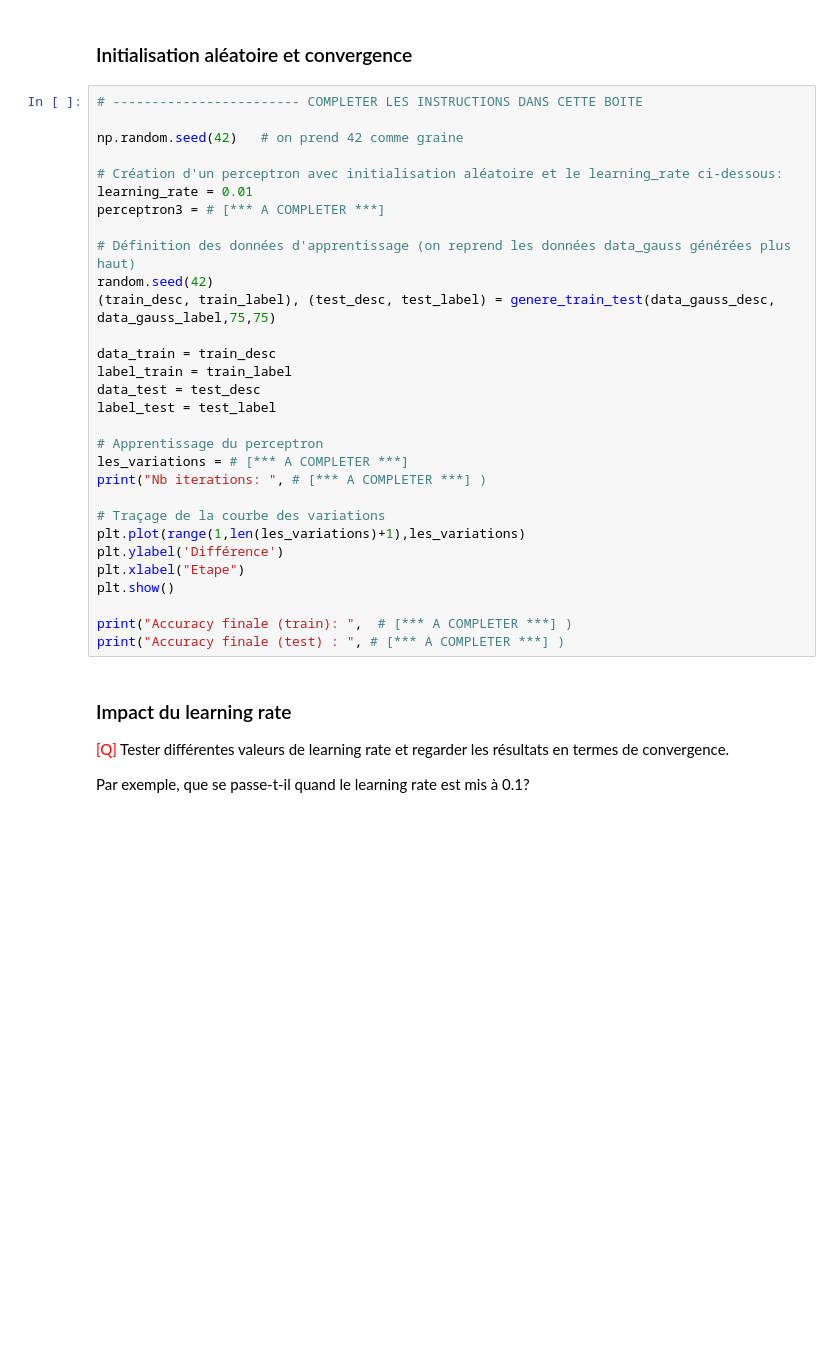
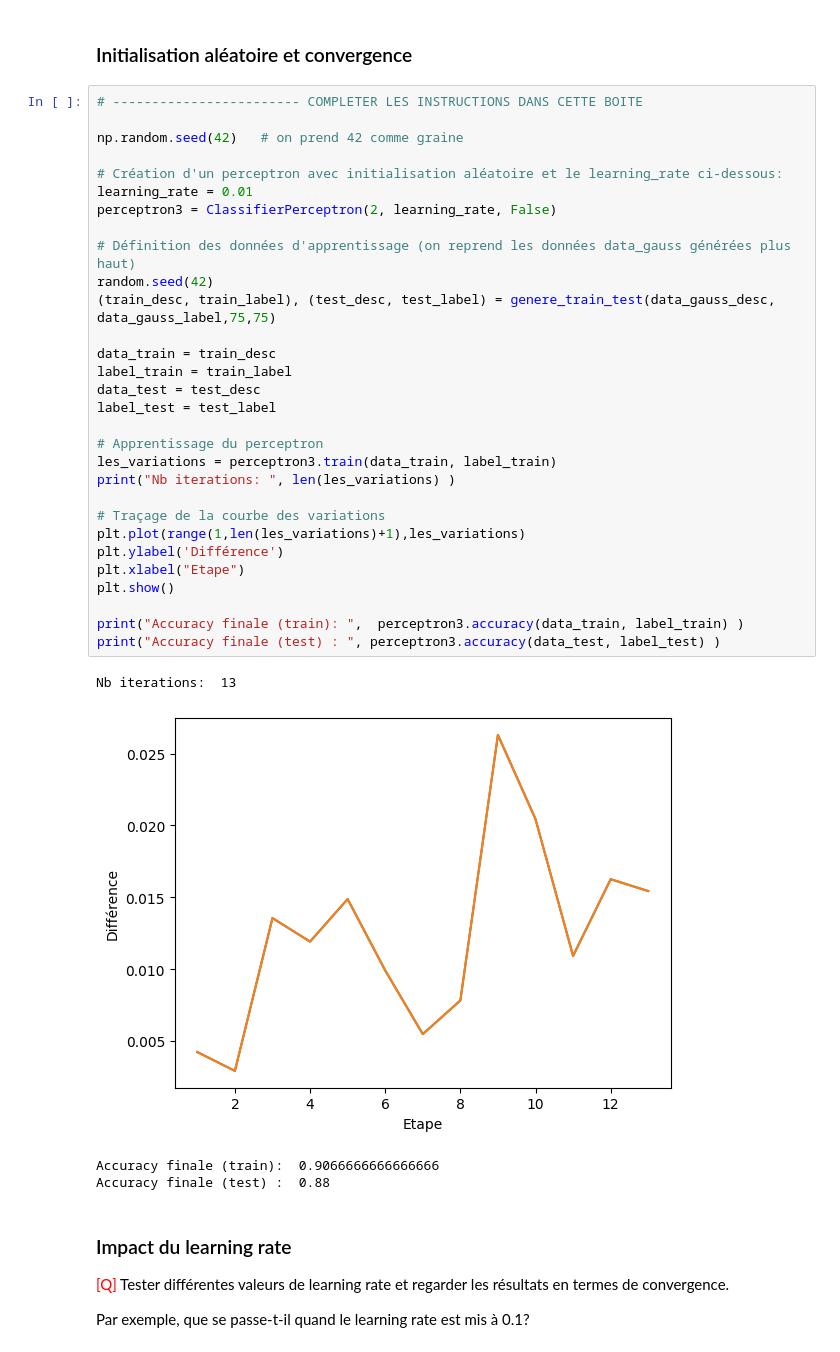
Before and after one commit to thibautmarcq/LU3IN026, a Jupyter notebook: tme03/tme-03.ipynb, the cells around one changed output. Cells and saved outputs as stored; diff of their text form; blank space fills up the shorter version.

```diff
--- a/tme03/tme-03.ipynb
+++ b/tme03/tme-03.ipynb
@@ -615,33 +625,38 @@ print("Accuracy finale (test) : ", # [*** A COMPLETER ***] )
 # %%
 # ------------------------ COMPLETER LES INSTRUCTIONS DANS CETTE BOITE
 
 np.random.seed(42)   # on prend 42 comme graine
 
 # Création d'un perceptron avec initialisation aléatoire et le learning_rate ci-dessous:
 learning_rate = 0.01
-perceptron3 = # [*** A COMPLETER ***]
+perceptron3 = ClassifierPerceptron(2, learning_rate, False)
 
 # Définition des données d'apprentissage (on reprend les données data_gauss générées plus haut)
 random.seed(42)
 (train_desc, train_label), (test_desc, test_label) = genere_train_test(data_gauss_desc, data_gauss_label,75,75)
 
 data_train = train_desc
 label_train = train_label
 data_test = test_desc
 label_test = test_label
 
 # Apprentissage du perceptron
-les_variations = # [*** A COMPLETER ***]
-print("Nb iterations: ", # [*** A COMPLETER ***] )
+les_variations = perceptron3.train(data_train, label_train)
+print("Nb iterations: ", len(les_variations) )
 
 # Traçage de la courbe des variations
 plt.plot(range(1,len(les_variations)+1),les_variations)
 plt.ylabel('Différence')
 plt.xlabel("Etape")
 plt.show()
 
-print("Accuracy finale (train): ",  # [*** A COMPLETER ***] )
-print("Accuracy finale (test) : ", # [*** A COMPLETER ***] )
+print("Accuracy finale (train): ",  perceptron3.accuracy(data_train, label_train) )
+print("Accuracy finale (test) : ", perceptron3.accuracy(data_test, label_test) )
+# %% [output]
+Nb iterations:  13
+[figure, added]
+Accuracy finale (train):  0.9066666666666666
+Accuracy finale (test) :  0.88
 # %% [markdown]
 ### Impact du learning rate
 
```
Also changed, not shown: parts of 9 cells of this notebook, 1 other file.
